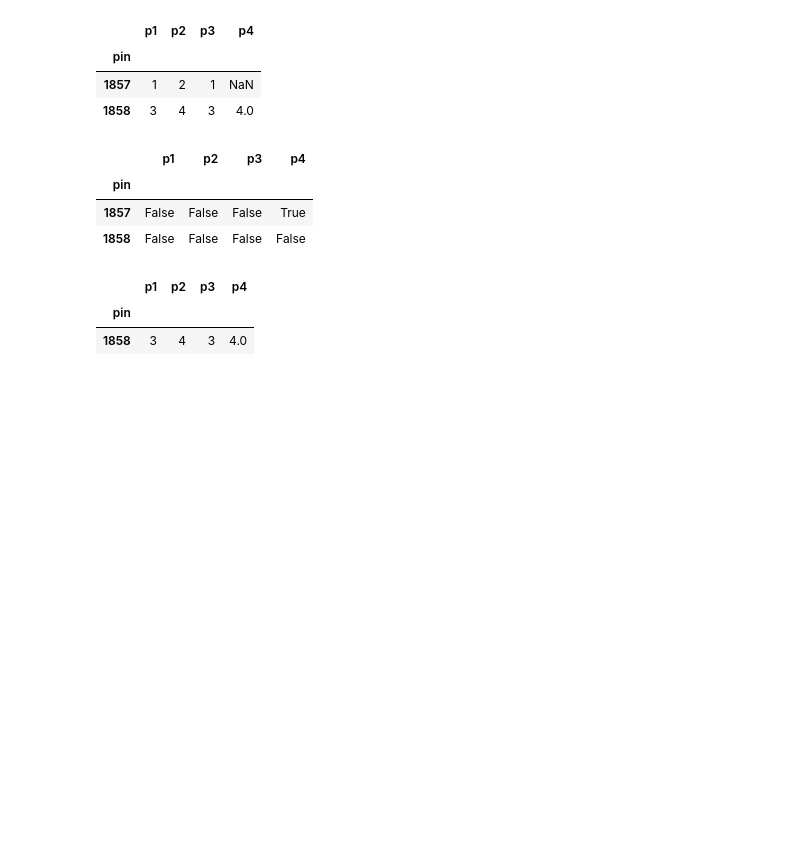
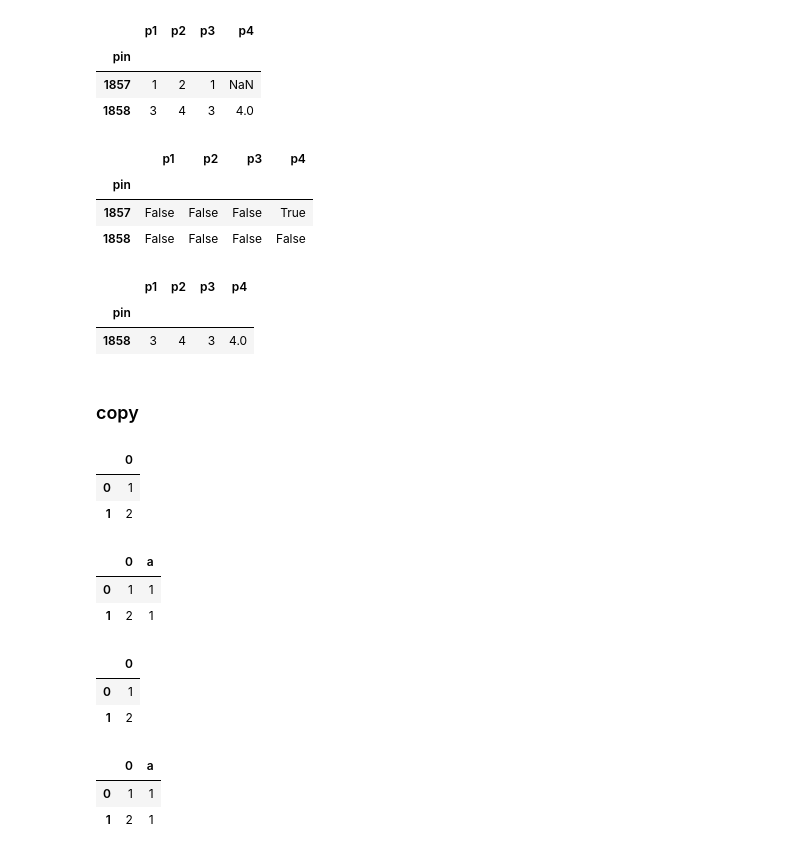
Before and after one commit to ri003074/Python3, a Jupyter notebook: src/pandas/pandas_summary.ipynb, the cells around one changed output. Drawn from its saved outputs; the diff is of its cells as text; code cells hidden in the pictures; blank space fills up the shorter version.

```diff
--- a/src/pandas/pandas_summary.ipynb
+++ b/src/pandas/pandas_summary.ipynb
@@ -219,3 +219,25 @@ df.dropna(how="any", axis=0)
 |  | p1 | p2 | p3 | p4 |
 | pin |  |  |  |  |
 | 1858 | 3 | 4 | 3 | 4.0 |
+# %% [markdown]
+### copy
+# %%
+data = [1,2]
+# %%
+df = pd.DataFrame(data)
+# %%
+df
+# %% [output]
+|  | 0 |
+| 0 | 1 |
+| 1 | 2 |
+# %%
+tmp=df
+# %%
+tmp["a"]=1
+# %%
+tmp
+# %% [output]
+|  | 0 | a |
+| 0 | 1 | 1 |
+| 1 | 2 | 1 |
@@ -221,0 +246,12 @@ df.dropna(how="any", axis=0)
+# %%
+tmp
+# %% [output]
+|  | 0 |
+| 0 | 1 |
+| 1 | 2 |
+# %%
+df
+# %% [output]
+|  | 0 | a |
+| 0 | 1 | 1 |
+| 1 | 2 | 1 |
```
Also changed, not shown: parts of 1 cell of this notebook, 1 other file.
